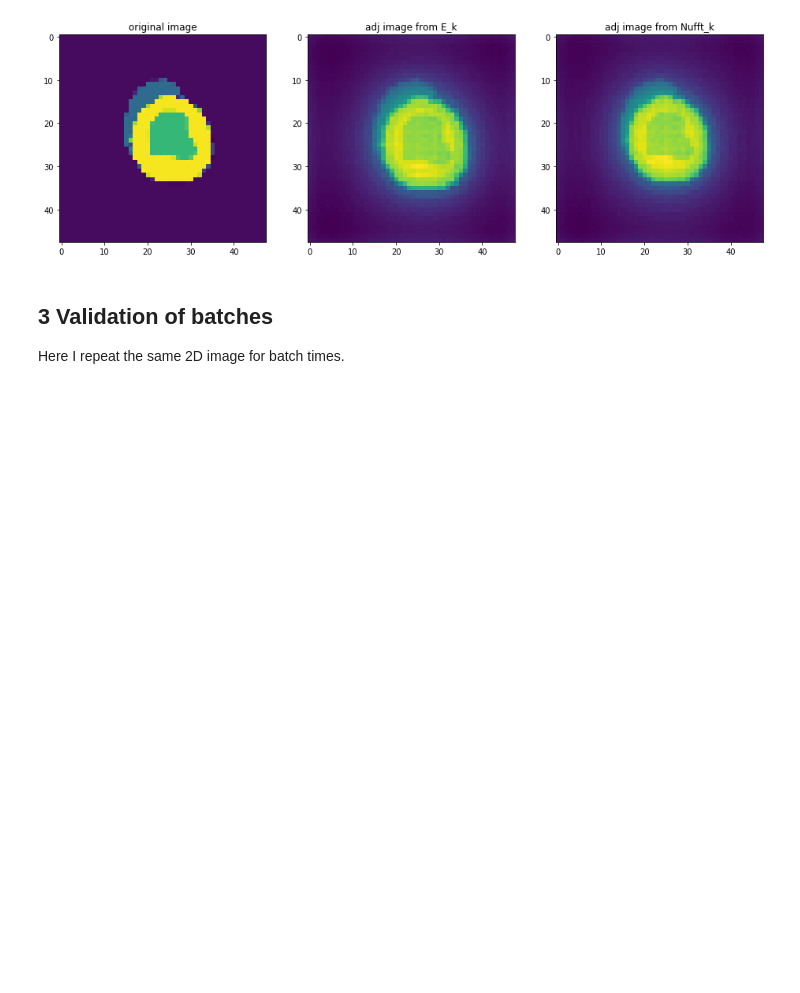
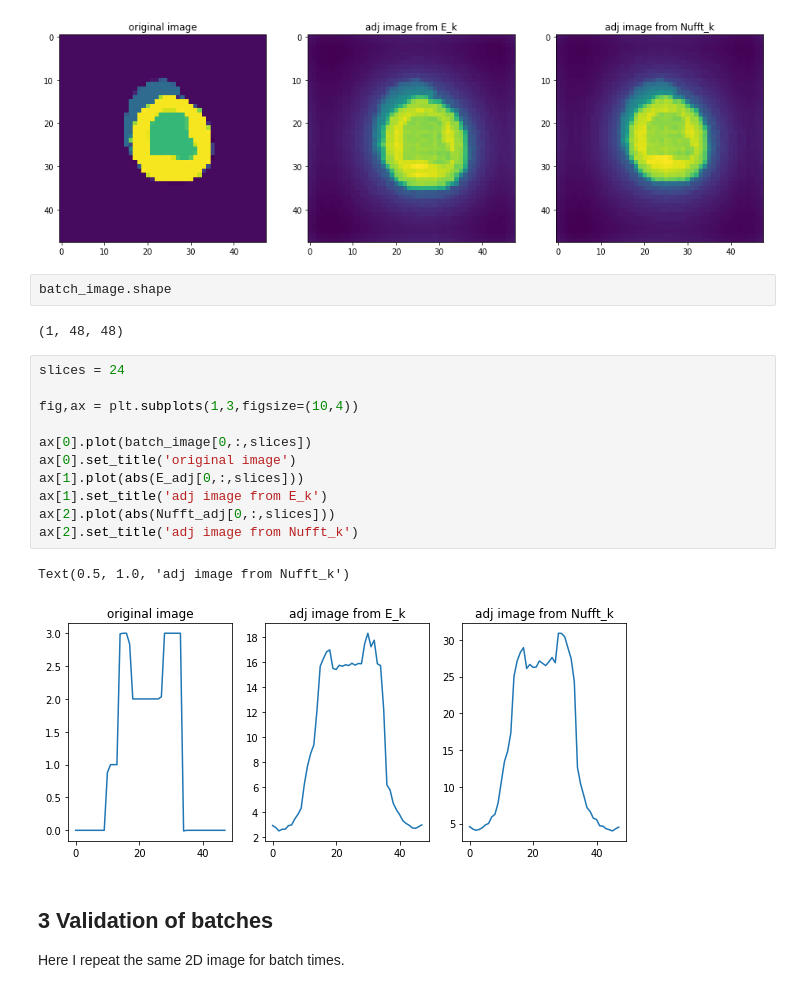
Before and after one commit to yf0726/TFNUFFT, a Jupyter notebook: test.ipynb, the cells around one changed output. Drawn from its saved outputs; the diff is of its cells as text; blank space fills up the shorter version.

```diff
--- a/test.ipynb
+++ b/test.ipynb
@@ -245,6 +248,24 @@ ax[2].set_title('adj image from Nufft_k')
 # %% [output]
 Text(0.5, 1.0, 'adj image from Nufft_k')
 [figure]
+# %%
+batch_image.shape
+# %% [output]
+(1, 48, 48)
+# %%
+slices = 24
+
+fig,ax = plt.subplots(1,3,figsize=(10,4))
+
+ax[0].plot(batch_image[0,:,slices])
+ax[0].set_title('original image')
+ax[1].plot(abs(E_adj[0,:,slices]))
+ax[1].set_title('adj image from E_k')
+ax[2].plot(abs(Nufft_adj[0,:,slices]))
+ax[2].set_title('adj image from Nufft_k')
+# %% [output]
+Text(0.5, 1.0, 'adj image from Nufft_k')
+[figure, added]
 # %% [markdown]
 ## 3 Validation of batches
 
```
Also changed, not shown: parts of 10 cells of this notebook.
